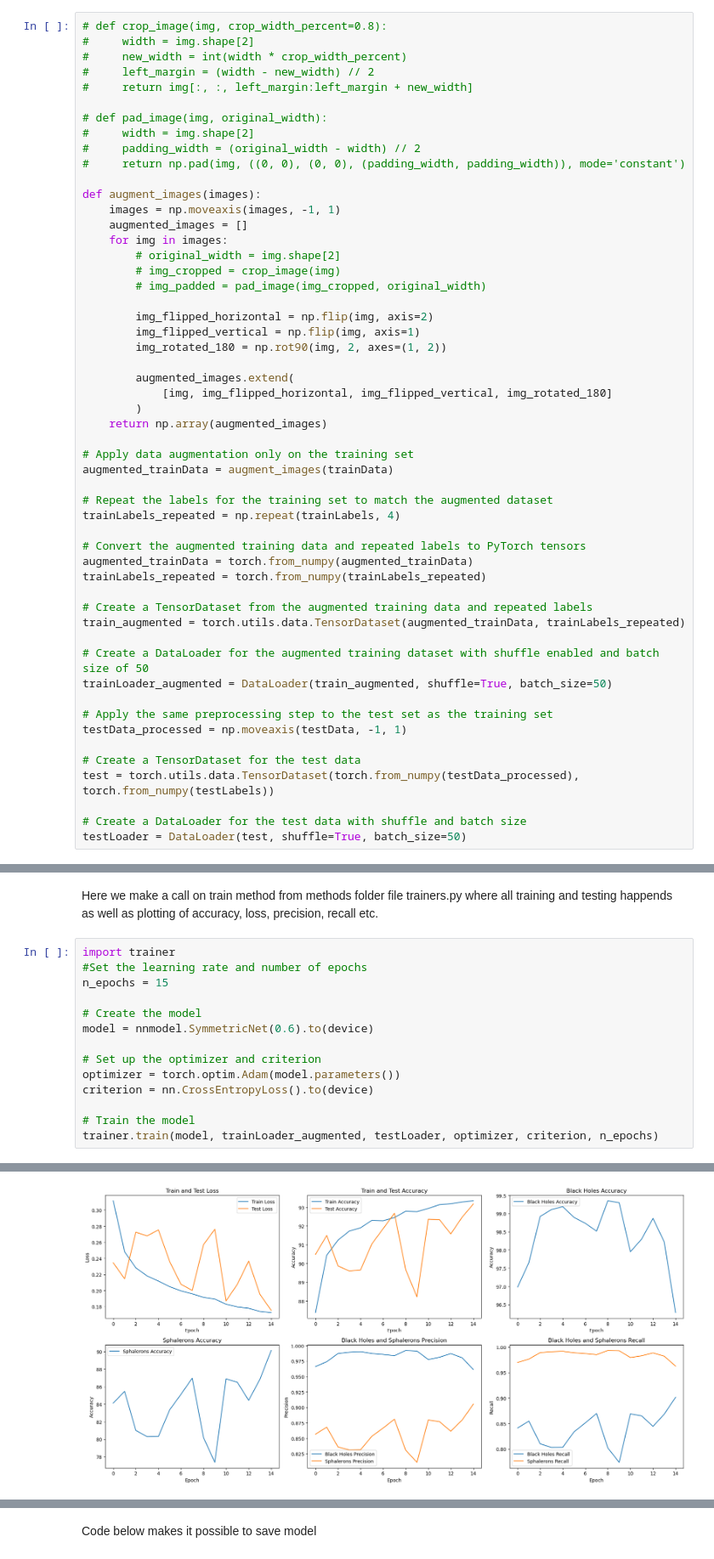
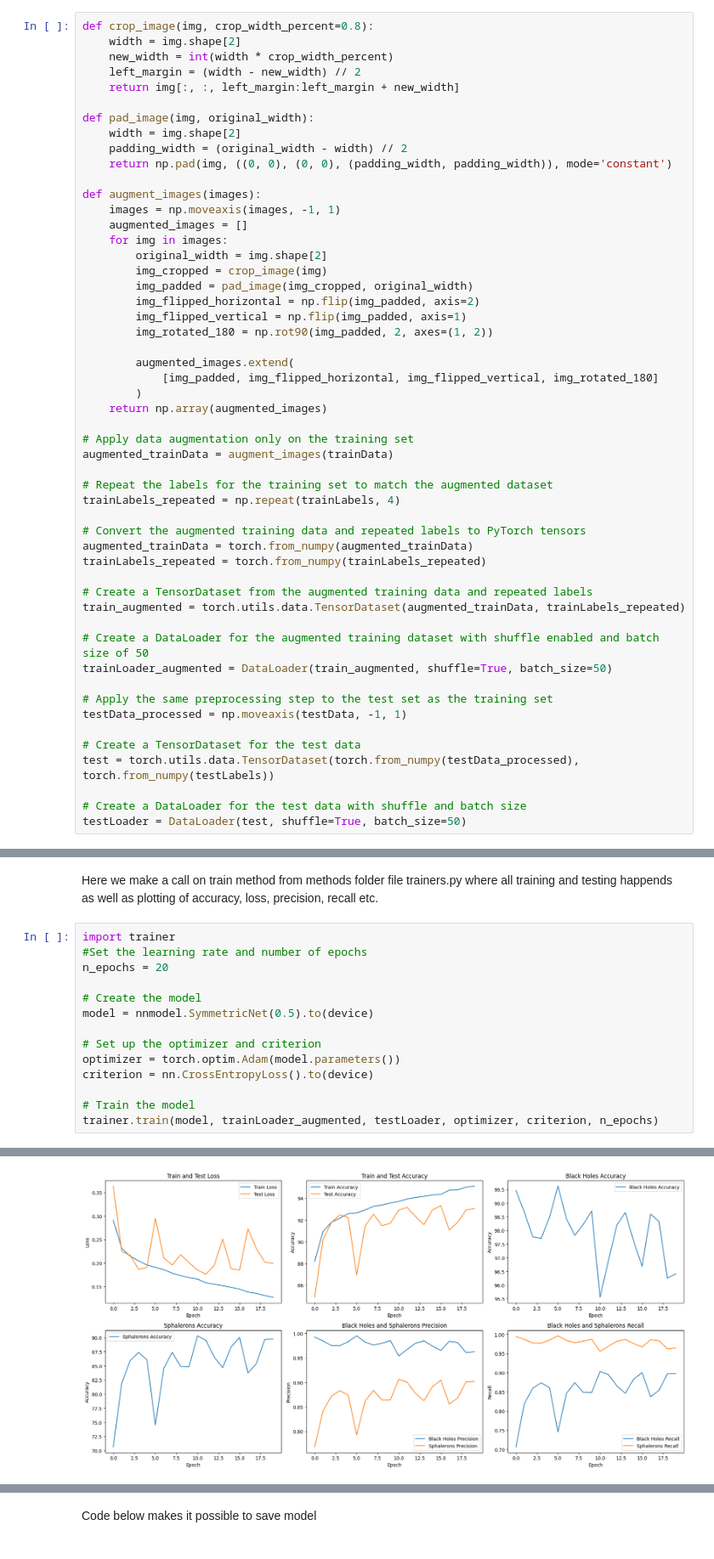
Before and after one commit to iRootTsar/Optimazing-klassification-of-ATLAS-detector-data--CERN-, a Jupyter notebook: notebooks/pyTorch/DataAugm.ipynb, the cells around one changed output, grey strips where cells are left out. Shown at 85% size. Saved outputs shown, nothing was run; the diff lists cells and outputs as text.

```diff
--- a/notebooks/pyTorch/DataAugm.ipynb
+++ b/notebooks/pyTorch/DataAugm.ipynb
@@ -65,31 +65,30 @@ Data augmentation process where we flip horizontally, vertically and rotate imag
 
 Commented out part where we crop images in width which can potentially increase models precision
 # %%
-# def crop_image(img, crop_width_percent=0.8):
-#     width = img.shape[2]
-#     new_width = int(width * crop_width_percent)
-#     left_margin = (width - new_width) // 2
-#     return img[:, :, left_margin:left_margin + new_width]
+def crop_image(img, crop_width_percent=0.8):
+    width = img.shape[2]
+    new_width = int(width * crop_width_percent)
+    left_margin = (width - new_width) // 2
+    return img[:, :, left_margin:left_margin + new_width]
 
-# def pad_image(img, original_width):
-#     width = img.shape[2]
-#     padding_width = (original_width - width) // 2
-#     return np.pad(img, ((0, 0), (0, 0), (padding_width, padding_width)), mode='constant')
+def pad_image(img, original_width):
+    width = img.shape[2]
+    padding_width = (original_width - width) // 2
+    return np.pad(img, ((0, 0), (0, 0), (padding_width, padding_width)), mode='constant')
 
 def augment_images(images):
     images = np.moveaxis(images, -1, 1)
     augmented_images = []
     for img in images:
-        # original_width = img.shape[2]
-        # img_cropped = crop_image(img)
-        # img_padded = pad_image(img_cropped, original_width)
-
-        img_flipped_horizontal = np.flip(img, axis=2)
-        img_flipped_vertical = np.flip(img, axis=1)
-        img_rotated_180 = np.rot90(img, 2, axes=(1, 2))
+        original_width = img.shape[2]
+        img_cropped = crop_image(img)
+        img_padded = pad_image(img_cropped, original_width)
+        img_flipped_horizontal = np.flip(img_padded, axis=2)
+        img_flipped_vertical = np.flip(img_padded, axis=1)
+        img_rotated_180 = np.rot90(img_padded, 2, axes=(1, 2))
 
         augmented_images.extend(
-            [img, img_flipped_horizontal, img_flipped_vertical, img_rotated_180]
+            [img_padded, img_flipped_horizontal, img_flipped_vertical, img_rotated_180]
         )
     return np.array(augmented_images)
 
@@ -198,10 +197,10 @@ Here we make a call on train method from methods folder file trainers.py where a
 # %%
 import trainer
 #Set the learning rate and number of epochs
-n_epochs = 15
+n_epochs = 20
 
 # Create the model
-model = nnmodel.SymmetricNet(0.6).to(device)
+model = nnmodel.SymmetricNet(0.5).to(device)
 
 # Set up the optimizer and criterion
 optimizer = torch.optim.Adam(model.parameters())
@@ -230 +229 @@ Test Loss: 0.1753, Test Accuracy: 93.17%
-[figure, old version]
+[figure, new version]
```
Also changed, not shown: parts of 2 cells of this notebook, 2 other files.
